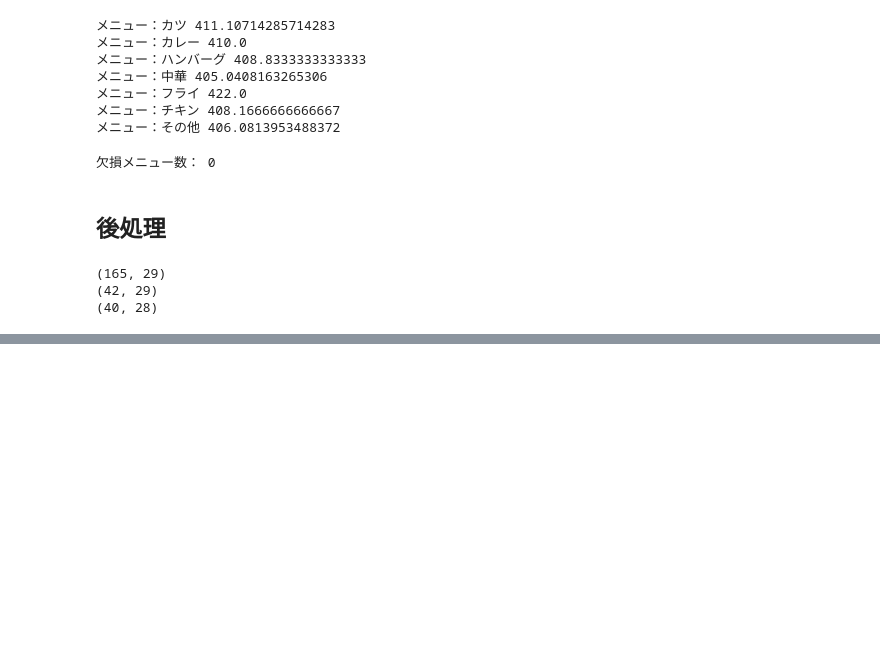
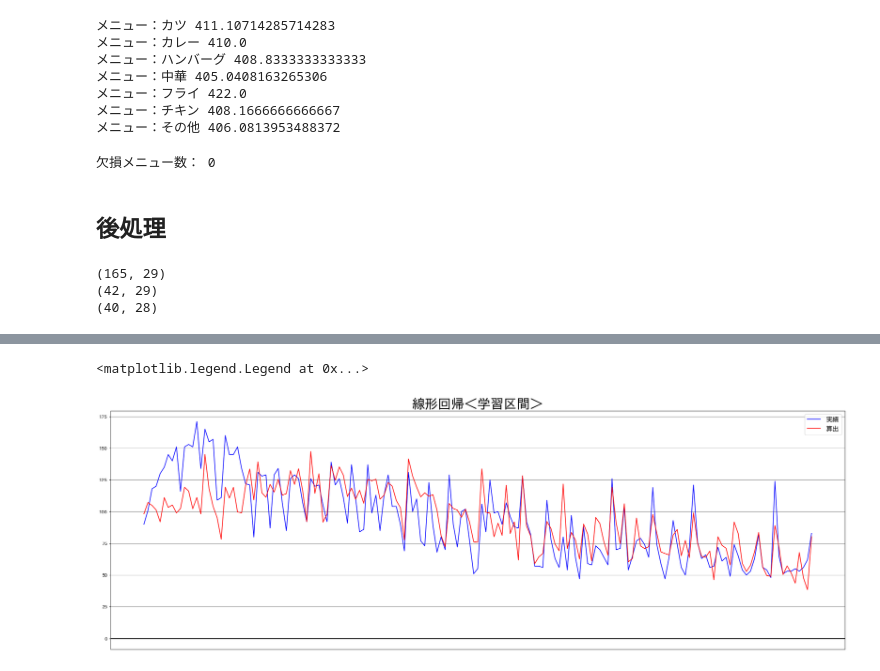
Before and after one commit to tooderapsn/signate-exercise-bento, a Jupyter notebook: workdir/make_feature.ipynb, the cells around one changed output, grey strips where cells are left out. Drawn from its saved outputs; the diff is of its cells as text; code cells hidden in the pictures; blank space fills up the shorter version.

Commit message:
線形回帰で予測するところまで。  On branch feature/#30_32_make_predictions_models  Changes to be committed: 	modified:   workdir/make_feature.ipynb

```diff
--- a/workdir/make_feature.ipynb
+++ b/workdir/make_feature.ipynb
@@ -201,0 +275,3 @@ fin_test_data.to_csv("output_test_data", index=False)
+# %%
+y_pred_train_data_lr = lr.predict(X_train_data_scaled)
+y_pred_val_data_lr = lr.predict(X_val_data_scaled)
@@ -201,0 +309,24 @@ fin_test_data.to_csv("output_test_data", index=False)
+# %%
+fig, ax = plt.subplots(figsize=(30,10))
+ax.plot(X_train_data.index, y_train_data, color='blue', label='実績')
+ax.plot(X_train_data.index, y_pred_train_data_lr, color='red', label='算出')
+ax.set_title('線形回帰＜学習区間＞', fontsize=30)
+
+ax.xaxis.set_major_locator(mdates.DayLocator())
+ax.xaxis.set_major_formatter(mdates.DateFormatter("%m-%d"))
+
+ax.xaxis.set_minor_locator(mdates.HourLocator(byhour=range(0, 24, 12), tz=None))
+ax.xaxis.set_minor_formatter(mdates.DateFormatter("%H"))
+
+labels = ax.get_xticklabels()
+plt.setp(labels, rotation=45, fontsize=10)
+
+ax.grid(which='major', axis='both', color='grey')
+ax.grid(which='minor', axis='x', linestyle='--', color='lightgrey')
+
+ax.axhline(linewidth=2, color='black')
+
+ax.legend(loc='upper right', fontsize=15)
+# %% [output]
+<matplotlib.legend.Legend at 0x...>
+[figure, added]
```
Also changed, not shown: parts of 22 cells of this notebook.
